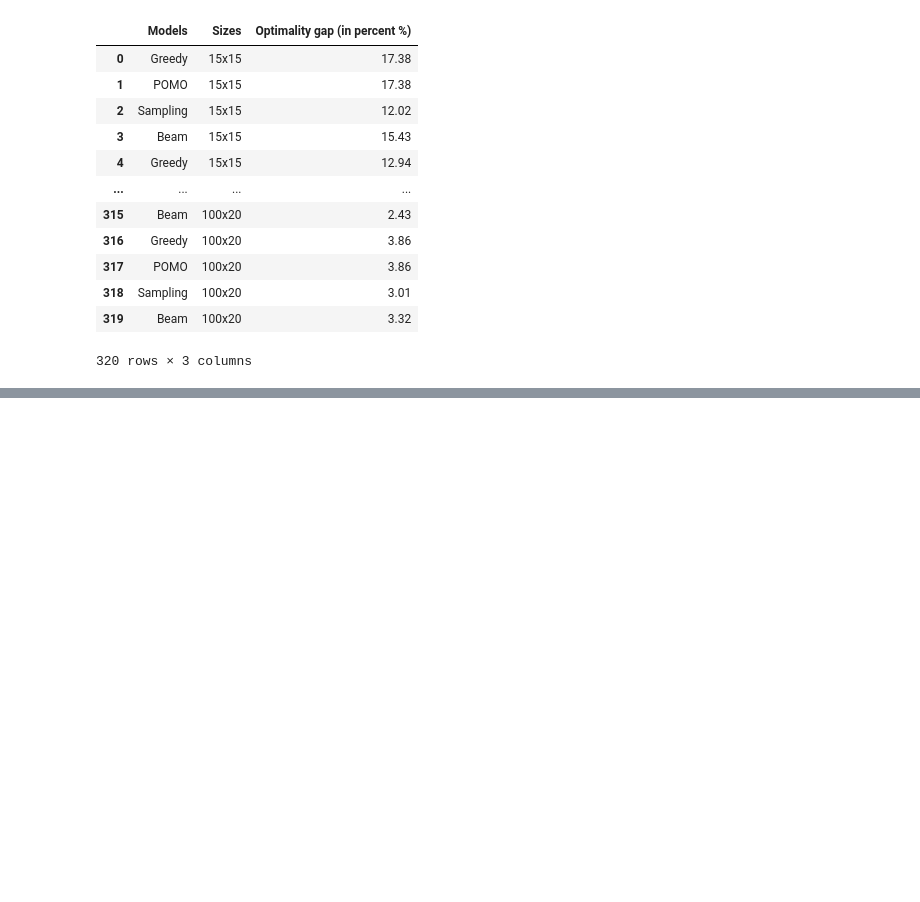
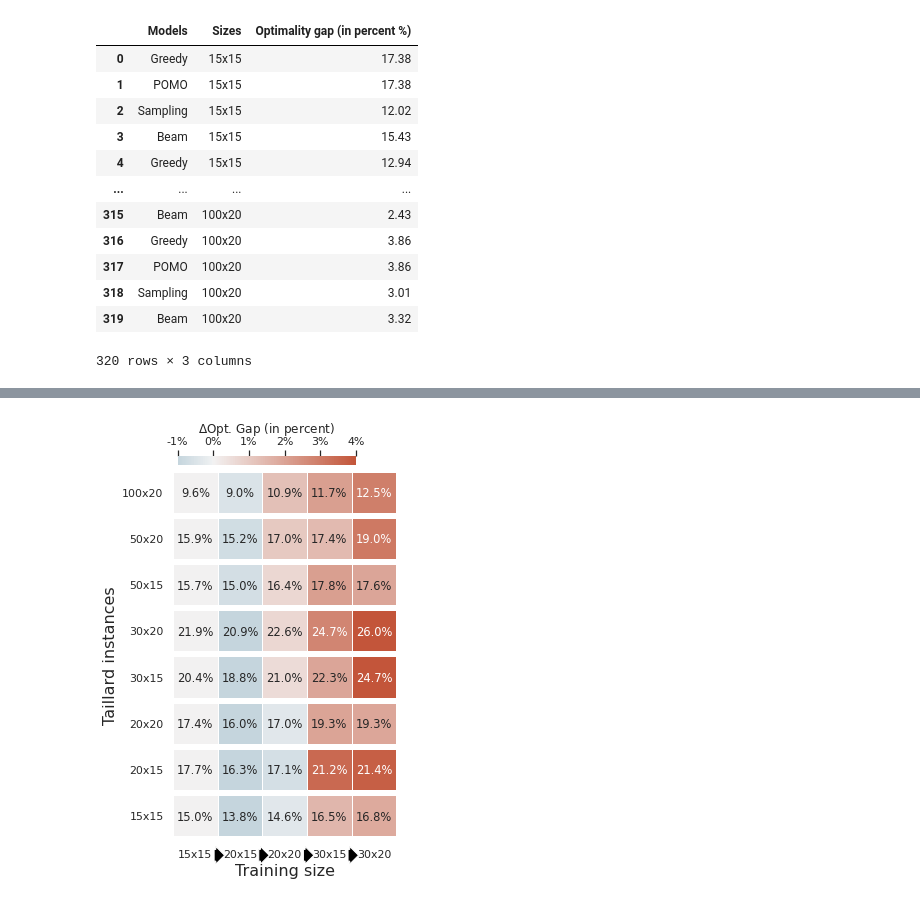
Before and after one commit to Optimization-and-Machine-Learning-Lab/Job-Shop, a Jupyter notebook: get_plots.ipynb, the cells around one changed output, grey strips where cells are left out. Drawn from its saved outputs; the diff is of its cells as text; code cells hidden in the pictures; blank space fills up the shorter version.

```diff
--- a/get_plots.ipynb
+++ b/get_plots.ipynb
@@ -296,39 +417,42 @@ import seaborn as sns
 import matplotlib.pyplot as plt
 
 from mpl_toolkits.axes_grid1.axes_divider import make_axes_locatable
-from mpl_toolkits.axes_grid1.colorbar import colorbar
+# from mpl_toolkits.axes_grid1.colorbar import colorbar
 
 # sns.set_theme(style="white")
 
 # Set up the matplotlib figure
-f, ax = plt.subplots(figsize=(6, 10))
+f, ax = plt.subplots(figsize=(4, 8.5))
 # f, ax = plt.subplots()
 
 # Generate a custom diverging colormap
 cmap = sns.diverging_palette(230, 20, as_cmap=True)
 
 # Draw the heatmap with the mask and correct aspect ratio
 sns.heatmap(tables_plot_diff, annot=tables_plot_, cmap=cmap, center=0,  vmin=-1, vmax=4,
-                square=False, linewidths=.5, annot_kws={'size': 9,}, fmt=".2%",cbar=True,
-                cbar_kws={ "shrink": .5, 'label': r'$\Delta$' + ' Opt. Gap (in percent)', 'format': '%.0f%%', "use_gridspec": None, "location": "top", "anchor": (0.5, 0)})
+                square=False, linewidths=.5, annot_kws={'size': 11.5,}, fmt=".1%",cbar=True,
+                cbar_kws={ "shrink": .8, 'label': r'$\Delta$' + 'Opt. Gap (in percent)', 'format': '%.0f%%', "use_gridspec": None, "location": "top", "anchor": (0.1, -0.3)})
 
 for i in range(tables_plot_diff.shape[0]+1):
     ax.axhline(i, color='white', lw=6)
 
 # cbar = ax.collections[0].colorbar
 # cbar.set_label('Label for colour bar axis', labelpad=80)
 
 ax.invert_yaxis()
 ax.tick_params(axis='y', rotation=0)
 ax.tick_params(axis='x', rotation=0)
 ax.set(xlabel='Training size', ylabel='Taillard instances')
-
+ax.xaxis.label.set_size(16)
+ax.yaxis.label.set_size(16)
 
 # Arrows between the labels
 x_coords = [0,1,2,3]
 for x in x_coords:
     y = 0
-    plt.text(x+0.95, y-0.35, " " , fontsize=9, bbox=dict(boxstyle="rarrow,pad=0.15", fc="black"))
+    plt.text(x+0.95, y-0.4, " " , fontsize=9, bbox=dict(boxstyle="rarrow,pad=0.15", fc="black"))
 
 # plt.tight_layout()
-plt.savefig("./output_logs/plots/icl_plot.pdf", format="pdf")
+plt.savefig("./output_logs/plots/icl_plot.pdf", format="pdf", bbox_inches='tight')
+# %% [output]
+[figure, added]
```
Also changed, not shown: parts of 14 cells of this notebook, 2 other files.
